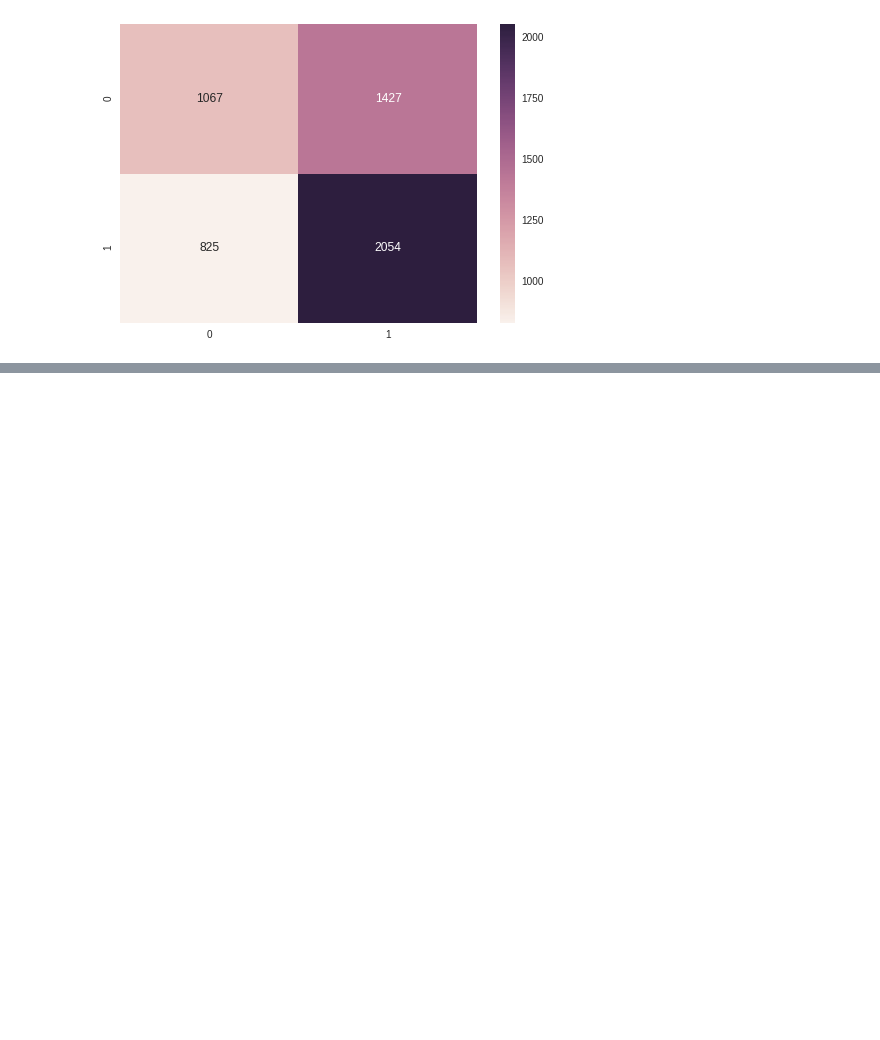
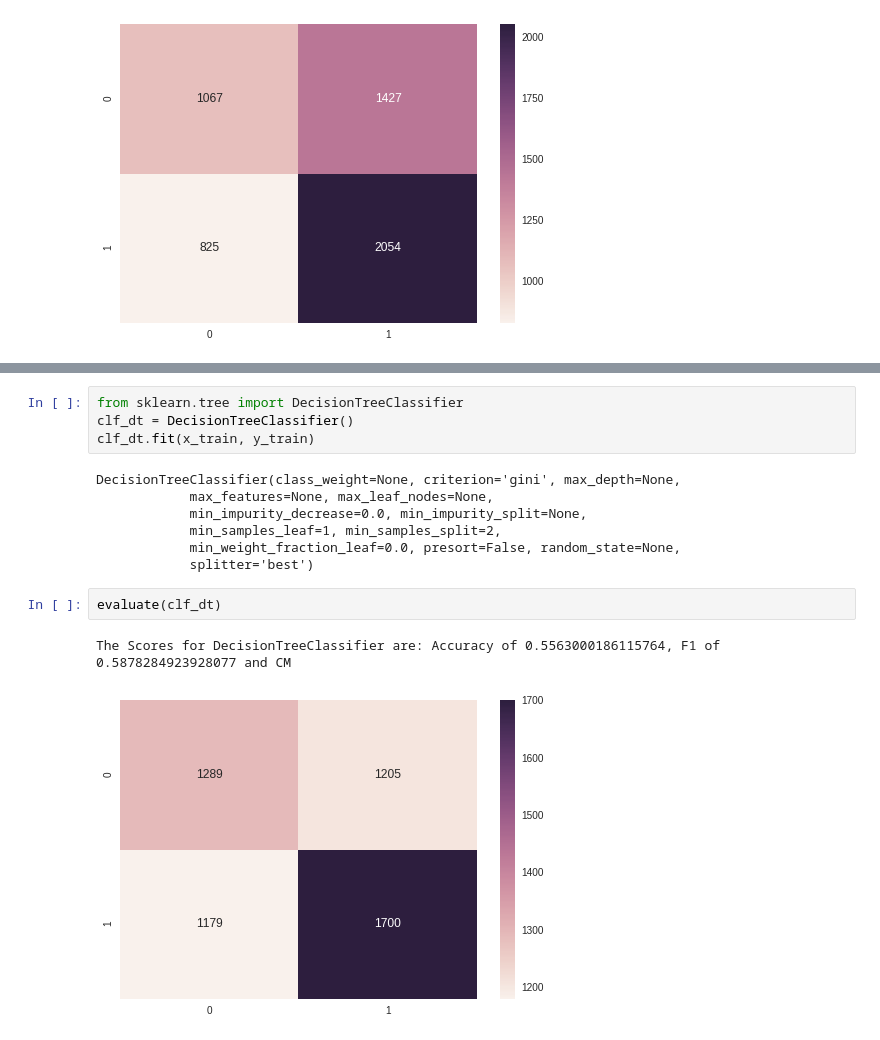
Before and after one commit to Younes-Charfaoui/ML-Projects, a Jupyter notebook: e-sign prediction/E_sign_Loan.ipynb, the cells around one changed output, grey strips where cells are left out. Cells and saved outputs as stored; diff of their text form; blank space fills up the shorter version.

```diff
--- a/e-sign prediction/E_sign_Loan.ipynb
+++ b/e-sign prediction/E_sign_Loan.ipynb
@@ -197,0 +225,16 @@ The Scores for LogisticRegression are: Accuracy of 0.5808672994602643, F1 of 0.6
+# %%
+from sklearn.tree import DecisionTreeClassifier
+clf_dt = DecisionTreeClassifier()
+clf_dt.fit(x_train, y_train)
+# %% [output]
+DecisionTreeClassifier(class_weight=None, criterion='gini', max_depth=None,
+            max_features=None, max_leaf_nodes=None,
+            min_impurity_decrease=0.0, min_impurity_split=None,
+            min_samples_leaf=1, min_samples_split=2,
+            min_weight_fraction_leaf=0.0, presort=False, random_state=None,
+            splitter='best')
+# %%
+evaluate(clf_dt)
+# %% [output]
+The Scores for DecisionTreeClassifier are: Accuracy of 0.5563000186115764, F1 of 0.5878284923928077 and CM
+[figure, added]
```
Also changed, not shown: parts of 16 cells of this notebook.
